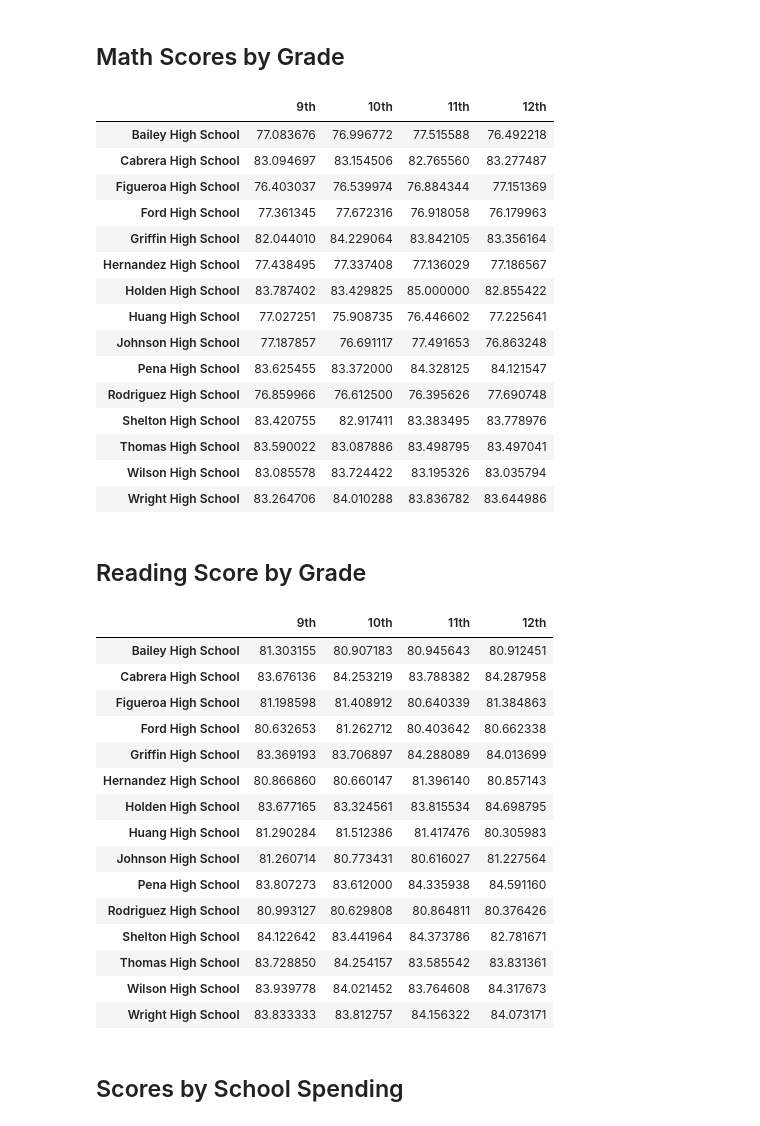
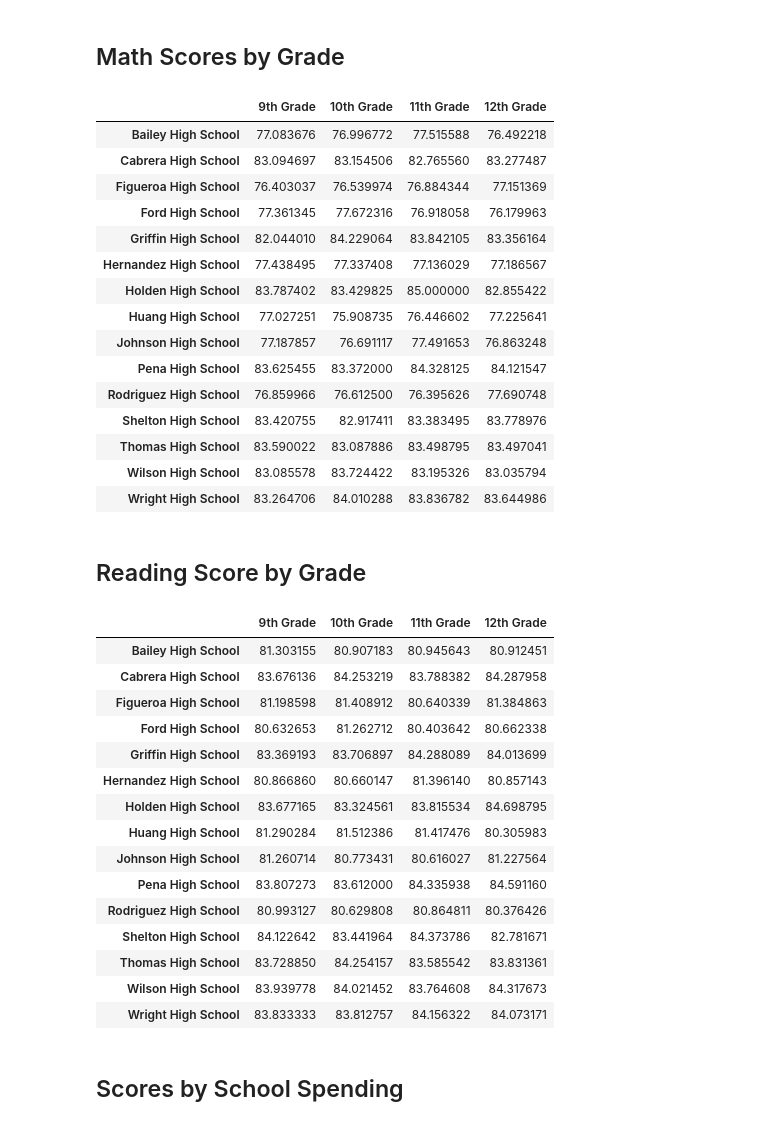
Before and after one commit to fahr-khadija/pandas-challenge, a Jupyter notebook: PyCitySchools_starter.ipynb, the cells around one changed output. Drawn from its saved outputs; the diff is of its cells as text; code cells hidden in the pictures.

```diff
--- a/PyCitySchools_starter.ipynb
+++ b/PyCitySchools_starter.ipynb
@@ -364,42 +364,32 @@ bottom_schools.head(5)
 # %% [markdown]
 ## Math Scores by Grade
 # %%
-# Use the code provided to separate the data by grade
-ninth_graders = school_data_complete[(school_data_complete["grade"] == "9th")]
-tenth_graders = school_data_complete[(school_data_complete["grade"] == "10th")]
-eleventh_graders = school_data_complete[(school_data_complete["grade"] == "11th")]
-twelfth_graders = school_data_complete[(school_data_complete["grade"] == "12th")]
+# Separate data by grade
+ninth_graders = school_data_complete[school_data_complete["grade"] == "9th"]
+tenth_graders = school_data_complete[school_data_complete["grade"] == "10th"]
+eleventh_graders = school_data_complete[school_data_complete["grade"] == "11th"]
+twelfth_graders = school_data_complete[school_data_complete["grade"] == "12th"]
 
-# Group by school_name and calculate mean of math_score for each grade
+# Group by `school_name` and take the mean of the `math_score` column for each grade.
 ninth_grade_math_scores = ninth_graders.groupby('school_name')['math_score'].mean()
-tenth_grade_math_scores = tenth_graders.groupby('school_name')['math_score'].mean()
-eleventh_grade_math_scores = eleventh_graders.groupby('school_name')['math_score'].mean()
-twelfth_grade_math_scores = twelfth_graders.groupby('school_name')['math_score'].mean()
+tenth_grader_math_scores = tenth_graders.groupby('school_name')['math_score'].mean()
+eleventh_grader_math_scores = eleventh_graders.groupby('school_name')['math_score'].mean()
+twelfth_grader_math_scores = twelfth_graders.groupby('school_name')['math_score'].mean()
 
-print("Ninth Grade Math Scores:")
-print(ninth_grade_math_scores)
-
-print("\nTenth Grade Math Scores:")
-print(tenth_grade_math_scores)
-
-print("\nEleventh Grade Math Scores:")
-print(eleventh_grade_math_scores)
-
-print("\nTwelfth Grade Math Scores:")
-print(twelfth_grade_math_scores)
-
-
-# Combine each of the scores above into single DataFrame called `math_scores_by_grade`
-math_scores_by_grade = pd.concat([ninth_grade_math_scores, tenth_grade_math_scores, eleventh_grade_math_scores, twelfth_grade_math_scores], axis=1)
+# Combine each of the scores above into a single DataFrame called `math_scores_by_grade`
+math_scores_by_grade = pd.concat(
+    [ninth_grade_math_scores, tenth_grader_math_scores, eleventh_grader_math_scores, twelfth_grader_math_scores],
+    axis=1
+)
 math_scores_by_grade.columns = ['9th Grade', '10th Grade', '11th Grade', '12th Grade']  # Set column names
 
 # Minor data wrangling
 math_scores_by_grade.index.name = None
 
 # Display the DataFrame
 math_scores_by_grade
 # %% [output]
-|  | 9th | 10th | 11th | 12th |
+|  | 9th Grade | 10th Grade | 11th Grade | 12th Grade |
 | Bailey High School | 77.083676 | 76.996772 | 77.515588 | 76.492218 |
 | Cabrera High School | 83.094697 | 83.154506 | 82.765560 | 83.277487 |
 | Figueroa High School | 76.403037 | 76.539974 | 76.884344 | 77.151369 |
@@ -418,29 +408,33 @@ math_scores_by_grade
 # %% [markdown]
 ## Reading Score by Grade
 # %%
-# Use the code provided to separate the data by grade
-ninth_graders = school_data_complete[(school_data_complete["grade"] == "9th")]
-tenth_graders = school_data_complete[(school_data_complete["grade"] == "10th")]
-eleventh_graders = school_data_complete[(school_data_complete["grade"] == "11th")]
-twelfth_graders = school_data_complete[(school_data_complete["grade"] == "12th")]
+# Separate data by grade
+ninth_graders = school_data_complete[school_data_complete["grade"] == "9th"]
+tenth_graders = school_data_complete[school_data_complete["grade"] == "10th"]
+eleventh_graders = school_data_complete[school_data_complete["grade"] == "11th"]
+twelfth_graders = school_data_complete[school_data_complete["grade"] == "12th"]
 
-# Group by `school_name` and take the mean of the the `reading_score` column for each.
-ninth_grade_reading_scores =
-tenth_grader_reading_scores =
-eleventh_grader_reading_scores =
-twelfth_grader_reading_scores =
+# Group by `school_name` and take the mean of the `reading_score` column for each grade.
+ninth_grade_reading_scores = ninth_graders.groupby('school_name')['reading_score'].mean()
+tenth_grader_reading_scores = tenth_graders.groupby('school_name')['reading_score'].mean()
+eleventh_grader_reading_scores = eleventh_graders.groupby('school_name')['reading_score'].mean()
+twelfth_grader_reading_scores = twelfth_graders.groupby('school_name')['reading_score'].mean()
 
-# Combine each of the scores above into single DataFrame called `reading_scores_by_grade`
-reading_scores_by_grade =
+# Combine each of the scores above into a single DataFrame called `reading_scores_by_grade`
+reading_scores_by_grade = pd.concat(
+    [ninth_grade_reading_scores, tenth_grader_reading_scores, eleventh_grader_reading_scores, twelfth_grader_reading_scores],
+    axis=1
+)
+reading_scores_by_grade.columns = ['9th Grade', '10th Grade', '11th Grade', '12th Grade']  # Set column names
 
 # Minor data wrangling
-reading_scores_by_grade = reading_scores_by_grade[["9th", "10th", "11th", "12th"]]
+reading_scores_by_grade = reading_scores_by_grade[["9th Grade", "10th Grade", "11th Grade", "12th Grade"]]
 reading_scores_by_grade.index.name = None
 
 # Display the DataFrame
 reading_scores_by_grade
 # %% [output]
-|  | 9th | 10th | 11th | 12th |
+|  | 9th Grade | 10th Grade | 11th Grade | 12th Grade |
 | Bailey High School | 81.303155 | 80.907183 | 80.945643 | 80.912451 |
 | Cabrera High School | 83.676136 | 84.253219 | 83.788382 | 84.287958 |
 | Figueroa High School | 81.198598 | 81.408912 | 80.640339 | 81.384863 |
```
Also changed, not shown: parts of 2 cells of this notebook.
